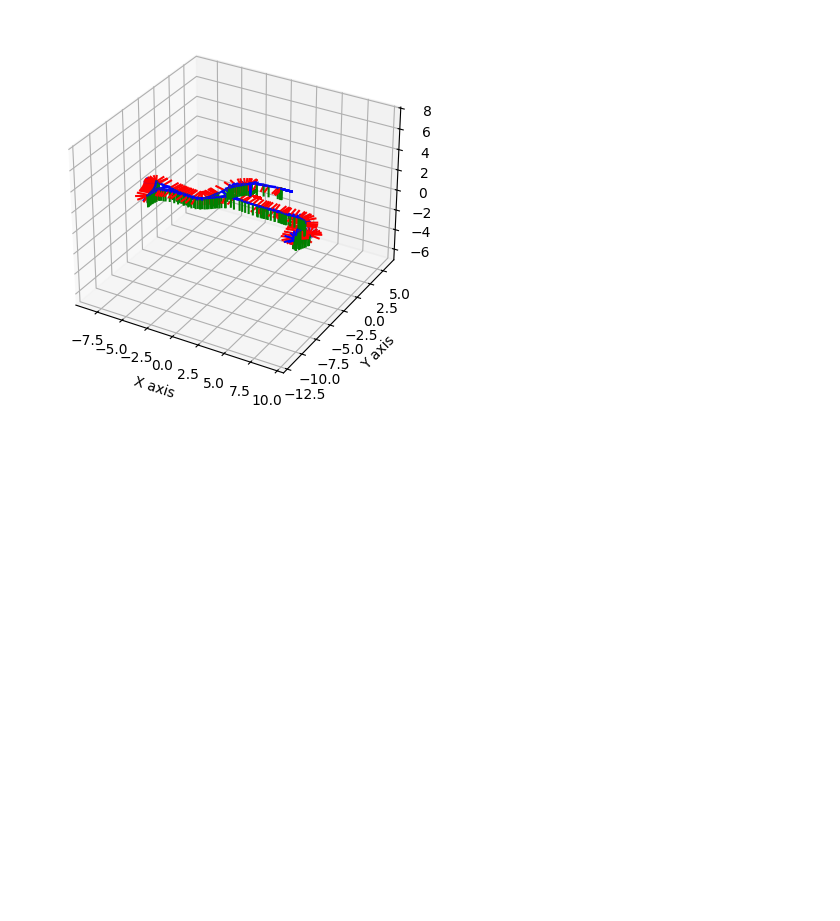
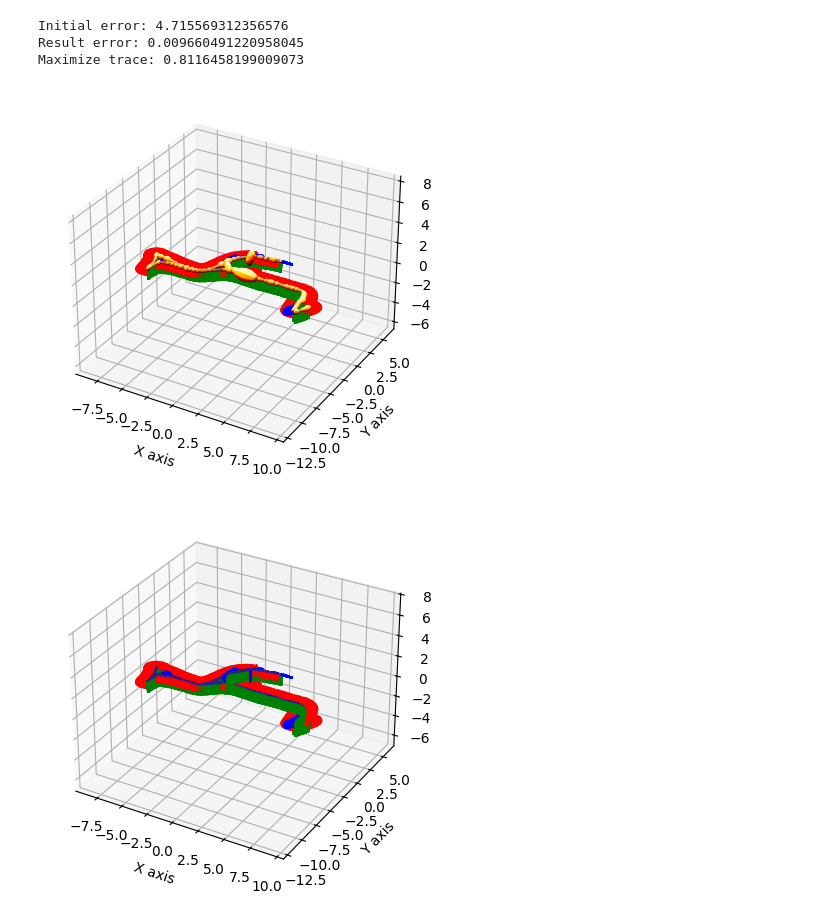
Before and after one commit to gogojjh/pycpptools, a Jupyter notebook: src/python/utils_algorithm/gtsam_pose_fusion.ipynb, the cells around one changed output. Cells and saved outputs as stored; diff of their text form; code cells hidden in the pictures; blank space fills up the shorter version.

Commit message:
implement batch optimization and incremental inference with gtsam

```diff
--- a/src/python/utils_algorithm/gtsam_pose_fusion.ipynb
+++ b/src/python/utils_algorithm/gtsam_pose_fusion.ipynb
@@ -74,31 +74,68 @@ def convert_vec_gtsam_pose3(trans, quat, mode='xyzw'):
 # %%
+# Batch Optimization
 graph = gtsam.NonlinearFactorGraph()
 
 # Add prior on the first pose
 PriorFactor = gtsam.PriorFactorPose3
 for i in range(len(depth_reg_gtsam_pose3_list)):
     if not vloc_gtsam_pose3_list[i].equals(gtsam.Pose3(), 1e-3):
         prior_cov = gtsam.noiseModel.Diagonal.Sigmas(np.array([np.deg2rad(1.), np.deg2rad(1.), np.deg2rad(1.), 0.01, 0.01, 0.01])) # rotation and translation
         graph.add(PriorFactor(i, vloc_gtsam_pose3_list[i], prior_cov))
 
 # Create odometry factors
 odometry_cov = gtsam.noiseModel.Diagonal.Sigmas(np.array([np.deg2rad(5.), np.deg2rad(5.), np.deg2rad(5.), 0.05, 0.05, 0.01]))
 BetweenFactor = gtsam.BetweenFactorPose3
 for i in range(1, len(depth_reg_gtsam_pose3_list)):
     odometry_factor = BetweenFactor(i-1, i, depth_reg_gtsam_pose3_list[i-1].between(depth_reg_gtsam_pose3_list[i]), odometry_cov)
     graph.add(odometry_factor)
 
 # Create the initial estimate
 initial_estimate = gtsam.Values()
-for i in range(len(vloc_gtsam_pose3_list)):
+for i in range(len(depth_reg_gtsam_pose3_list)):
     initial_estimate.insert(i, vloc_gtsam_pose3_list[i])
 
 for i in range(initial_estimate.size()):
     gtsam_plot.plot_pose3(0, initial_estimate.atPose3(i), 1)
 plt.axis('equal');
 
 #| caption: Factor graph with odometry and loop closure constraints.
 #| label: fig:factor_graph_with_loop_closure
 # show(graph, initial_estimate, binary_edges=True)
+
+# Optimize the initial values using a Gauss-Newton nonlinear optimizer
+optimizer = gtsam.GaussNewtonOptimizer(graph, initial_estimate)
+result = optimizer.optimize()
+ini_error, res_error = [], []
+
+marginals = gtsam.Marginals(graph, result)
+mag = []
+for i in range(len(depth_reg_gtsam_pose3_list)):
+    if gt_gtsam_pose3_list[i].equals(gtsam.Pose3(), 1e-3): continue
+    # print("Initial: {}: {}".format(i, initial_estimate.atPose3(i).translation()))
+    # print("Result {}: {} - {}".format(i, result.atPose3(i).translation(), np.trace(marginals.marginalCovariance(i))))
+    # print("GT {}: {}".format(i, gt_gtsam_pose3_list[i].translation()))
+    ini_error.append(np.linalg.norm(initial_estimate.atPose3(i).translation() - gt_gtsam_pose3_list[i].translation()))
+    res_error.append(np.linalg.norm(result.atPose3(i).translation() - gt_gtsam_pose3_list[i].translation()))
+    mag.append(np.trace(marginals.marginalCovariance(i)))
+
+print("Initial error: {}".format(np.mean(ini_error)))
+print("Result error: {}".format(np.mean(res_error)))
+print("Maximize trace: {}".format(np.max(mag)))
+
+#| caption: The optimized trajectory with the estimated covariances.
+#| label: fig:optimized_trajectory_with_covariances
+for i in range(len(depth_reg_gtsam_pose3_list)):
+    gtsam_plot.plot_pose3(0, result.atPose3(i), 1, marginals.marginalCovariance(i))
+plt.axis('equal');
+
+for i in range(len(depth_reg_gtsam_pose3_list)):
+    gtsam_plot.plot_pose3(1, gt_gtsam_pose3_list[i], 1)
+plt.axis('equal');
+
+plt.show()
 # %% [output]
+Initial error: 4.715569312356576
+Result error: 0.009660491220958045
+Maximize trace: 0.8116458199009073
-[figure, old version]
+[figure, new version]
+[figure, added]
```
Also changed, not shown: parts of 4 cells of this notebook.
